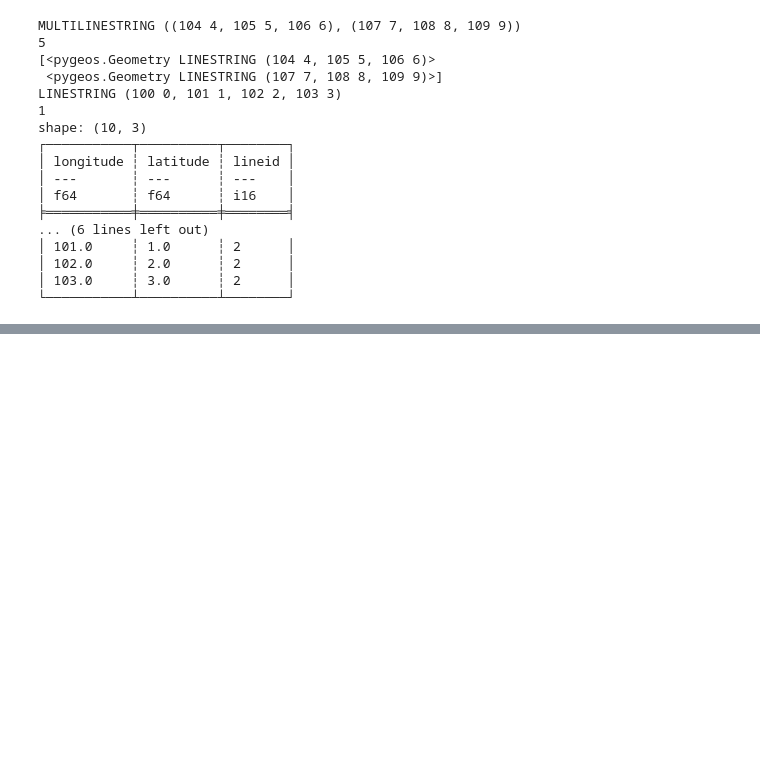
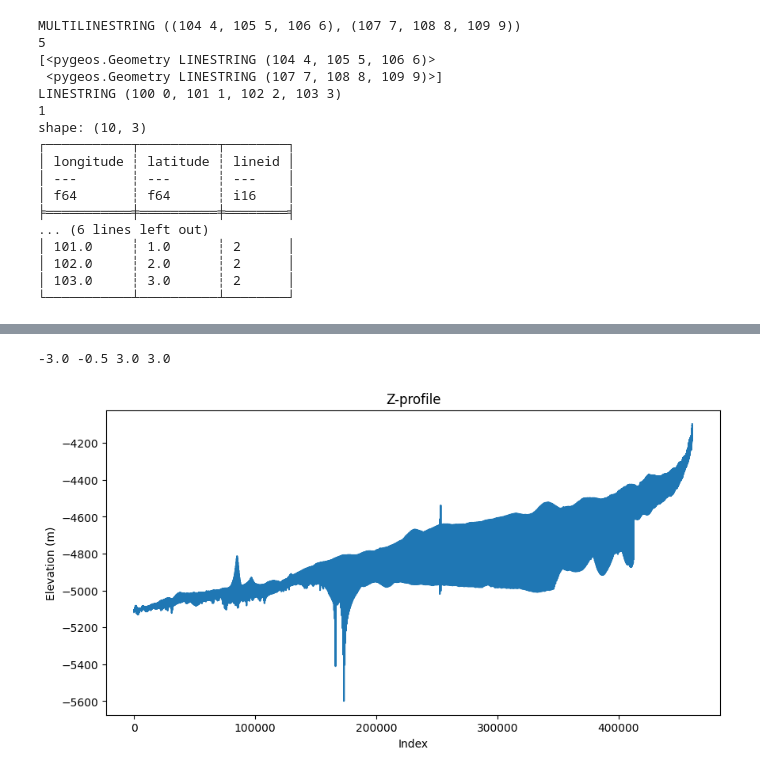
Before and after one commit to cywhale/gebco, a Jupyter notebook: dev/wireframe01.ipynb, the cells around one changed output, grey strips where cells are left out. Saved outputs shown, nothing was run; the diff lists cells and outputs as text; code cells hidden in the pictures; blank space fills up the shorter version.

```diff
--- a/dev/wireframe01.ipynb
+++ b/dev/wireframe01.ipynb
@@ -521,0 +793,51 @@ print(df2)
+# %%
+bbox = (minx, miny, maxx, maxy)
+x1, y1, x2, y2 = bbox
+print(x1, y1, x2,  y2)
+# %% [output]
+-3.0 -0.5 3.0 3.0
+# %%
+'''
+# Move to src/polyhandler.py
+def create_vertical_linestrings(minx, maxx, interval):
+    x_coords = np.arange(minx, maxx, interval)
+    return [((x, miny), (x, maxy)) for x in x_coords]
+
+# SLOW because too much zprofile() call
+def process_polygon(polygon, line_id, interval):
+    minx, miny, maxx, maxy = pygeos.bounds(polygon)
+    vertical_lines = create_vertical_linestrings(minx, maxx, interval)
+    consistent_schema = {'longitude': pl.Float64, 'latitude': pl.Float64, 'z': pl.Float64, 'distance': pl.Float64, 'lineid': pl.Int16}
+    dataframes = []
+
+    for line_coords in vertical_lines:
+        line = pygeos.linestrings([line_coords])
+        if not pygeos.intersects(polygon, line):
+            continue
+
+        intersection = pygeos.intersection(polygon, line)
+        coords = pygeos.get_coordinates(intersection)
+        zout = zprofile(lon=','.join(str(coord[0]) for coord in coords),
+                        lat=','.join(str(coord[1]) for coord in coords), mode='dataframe')
+
+        # Filter out points outside the polygon
+        points = pygeos.points(zout['longitude'], zout['latitude'])
+        mask = pygeos.within(points, polygon)
+        filtered_zout = zout.filter(mask)
+
+        filtered_zout = filtered_zout.with_columns([pl.lit(line_id).cast(pl.Int16).alias('lineid')])
+        dataframes.append(filtered_zout) #.cast(consistent_schema)
+        line_id += 1
+
+    if dataframes:
+        dataframes = [df.cast(consistent_schema) for df in dataframes]
+        return pl.concat(dataframes)
+    else:
+        return pl.DataFrame([], schema=consistent_schema)
+'''
+# %%
+df2 = process_polygon(poly, 0, "dataframe")
+# %%
+plot_z_profiles(df2, legend=False, onlyz=True)
+# %% [output]
+[figure, added]
```
Also changed, not shown: parts of 29 cells of this notebook, 10 other files.
